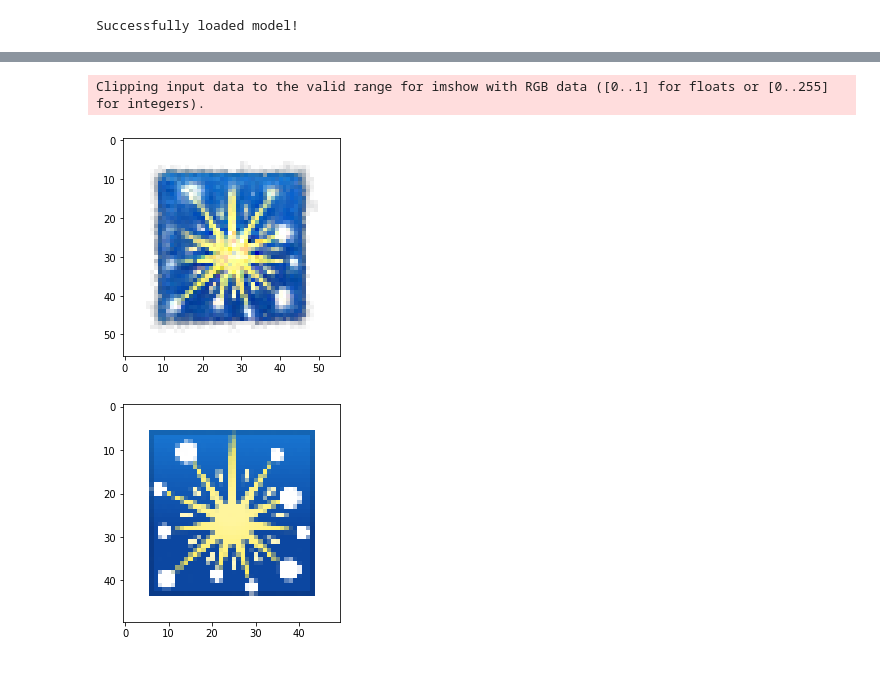
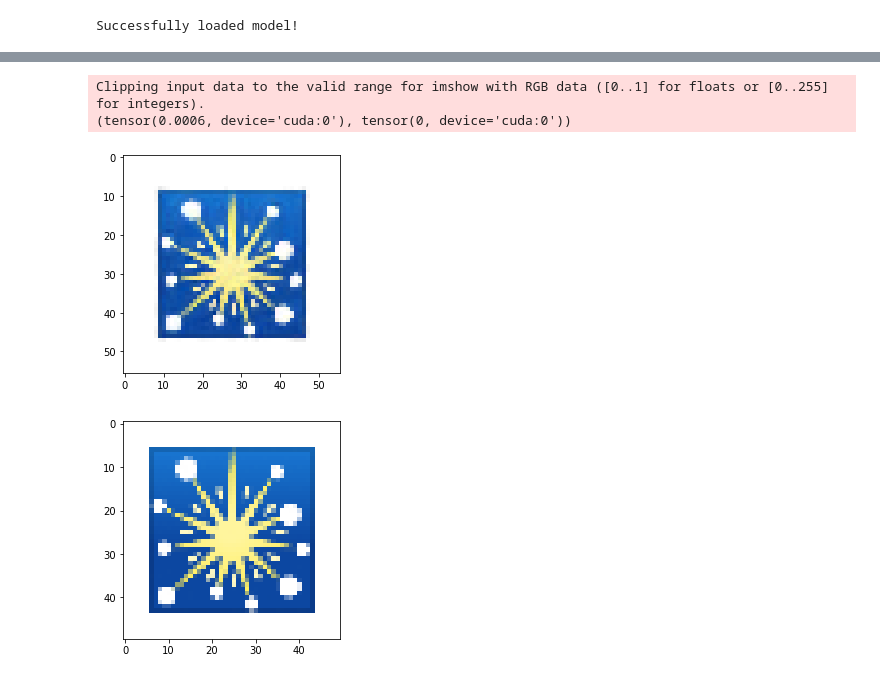
Before and after one commit to LetteraUnica/neural_cellular_automata, a Jupyter notebook: pytorch_ca/GrowingCA.ipynb, the cells around one changed output, grey strips where cells are left out. Cells and saved outputs as stored; diff of their text form; code cells hidden in the pictures.

```diff
--- a/pytorch_ca/GrowingCA.ipynb
+++ b/pytorch_ca/GrowingCA.ipynb
@@ -50,15 +50,14 @@ target = target.to(device)
 model = CAModel().to(device)
 # %%
 # Load a pretrained model
-model.load("firework_persistent.pt")
+model.load("firework_regenerating2.pt")
 # %% [output]
 Successfully loaded model!
 # %%
 # Train the model
 torch.backends.cudnn.benchmark = True # Speeds up training
-# torch.nn.utils.clip_grad_norm_(CA.parameters(), 1.) # Gradient clipping
 optimizer = torch.optim.Adam(model.parameters())
 criterion = loss_fn(pad(target, TARGET_PADDING), order=2)
-scheduler = torch.optim.lr_scheduler.MultiStepLR(optimizer, milestones=[20,40,60], gamma=0.2)
-model.train_CA(optimizer, criterion, pool, n_epochs=200, scheduler=scheduler, kind="regenerating")
+scheduler = torch.optim.lr_scheduler.MultiStepLR(optimizer, milestones=[40,80], gamma=0.3)
+model.train_CA(optimizer, criterion, pool, n_epochs=300, scheduler=scheduler, kind="regenerating", evolution_iters=55, square_side=20)
 # %% [output]
@@ -75,13 +80,14 @@ model.make_video(video_size=IMAGE_SIZE, n_iters=N_ITERS*2, fps=10, rescaling=8)
 # %%
-# Plots the learned CA
-x, _ = pool.sample(1)
+# After N_ITERS*5 the CA perfectly corrects it
+x, _ = pool[3:4]
 x = x.to(device)
-x = model.evolve(x, N_ITERS)
-
+x = model.evolve(x, N_ITERS*5)
+print(criterion(x))
 imshow(x[0])
 # %% [output]
 Clipping input data to the valid range for imshow with RGB data ([0..1] for floats or [0..255] for integers).
+(tensor(0.0006, device='cuda:0'), tensor(0, device='cuda:0'))
-[figure, old version]
+[figure, new version]
 # %%
 # Plots the true emoji
 imshow(TraintoFloat(pad(target, 10, -1)))
```
Also changed, not shown: parts of 3 cells of this notebook, 3 other files.
